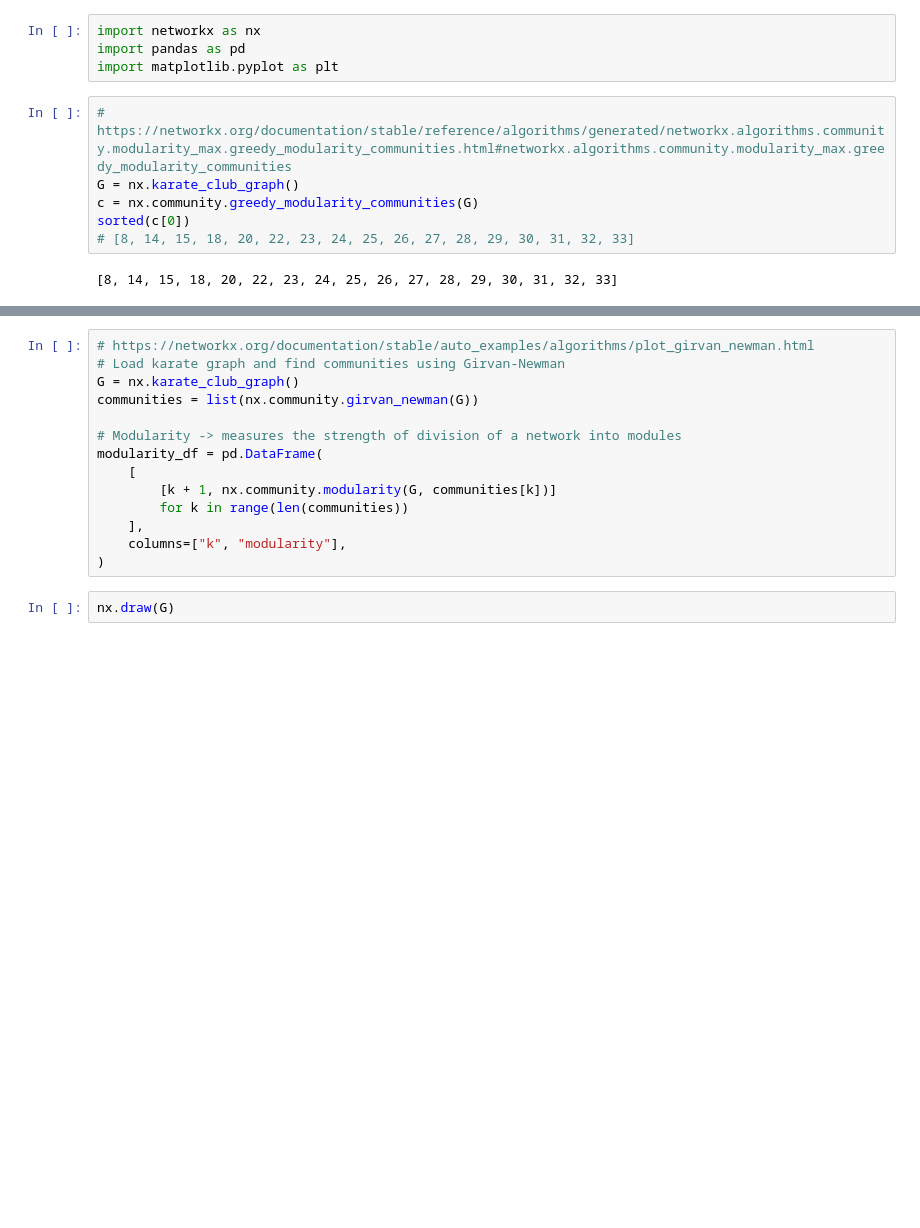
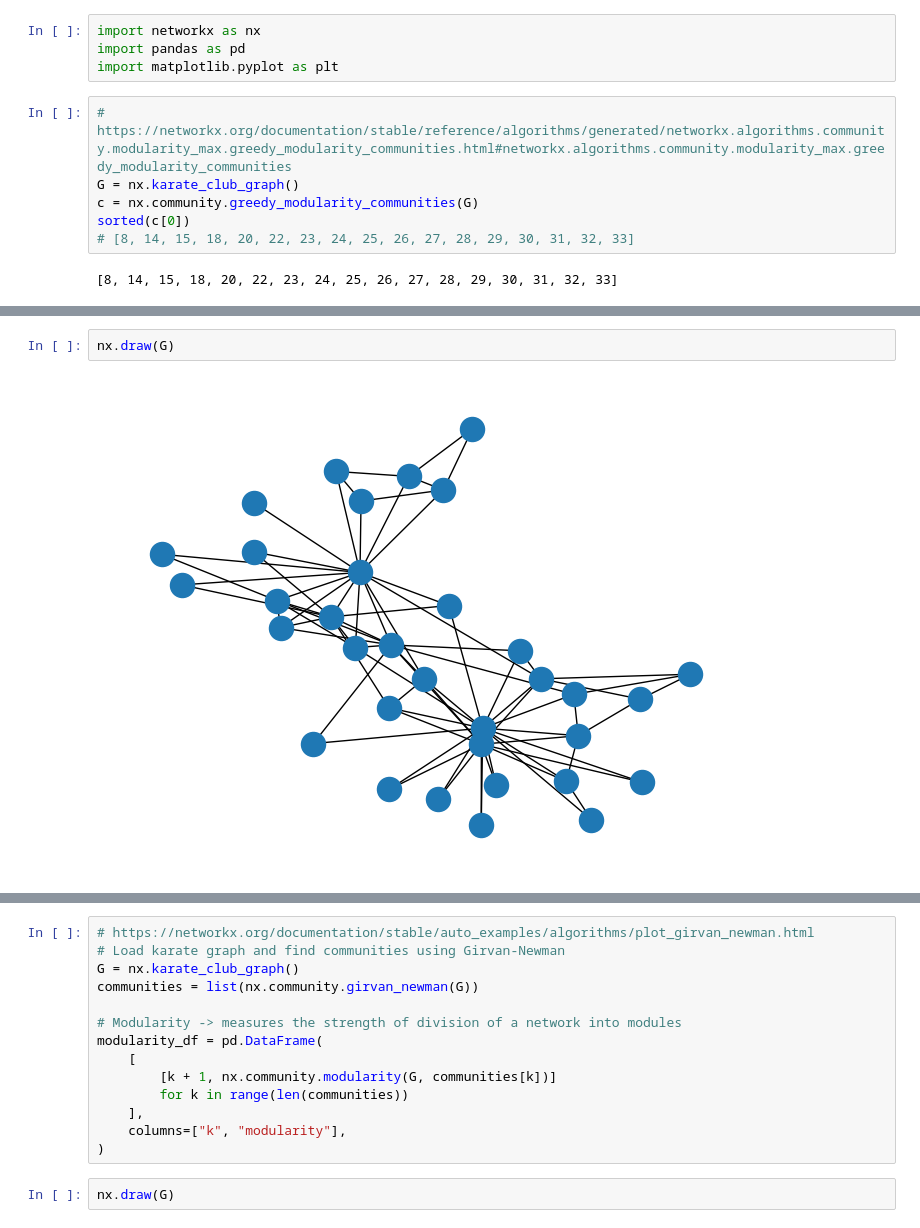
Before and after one commit to zhibinz2/MEG_EEG_Source_Localization, a Jupyter notebook: Coh_networkx/tryout_community_detection.ipynb, the cells around one changed output, grey strips where cells are left out. Drawn from its saved outputs; the diff is of its cells as text; blank space fills up the shorter version.

```diff
--- a/Coh_networkx/tryout_community_detection.ipynb
+++ b/Coh_networkx/tryout_community_detection.ipynb
@@ -13,3 +35,7 @@ sorted(c[0])
+# %%
+nx.draw(G)
+# %% [output]
+[figure, added]
 # %%
 # https://networkx.org/documentation/stable/reference/algorithms/generated/networkx.algorithms.community.centrality.girvan_newman.html
 G = nx.path_graph(10)
```
Also changed, not shown: parts of 4 cells of this notebook, 2 other files.
